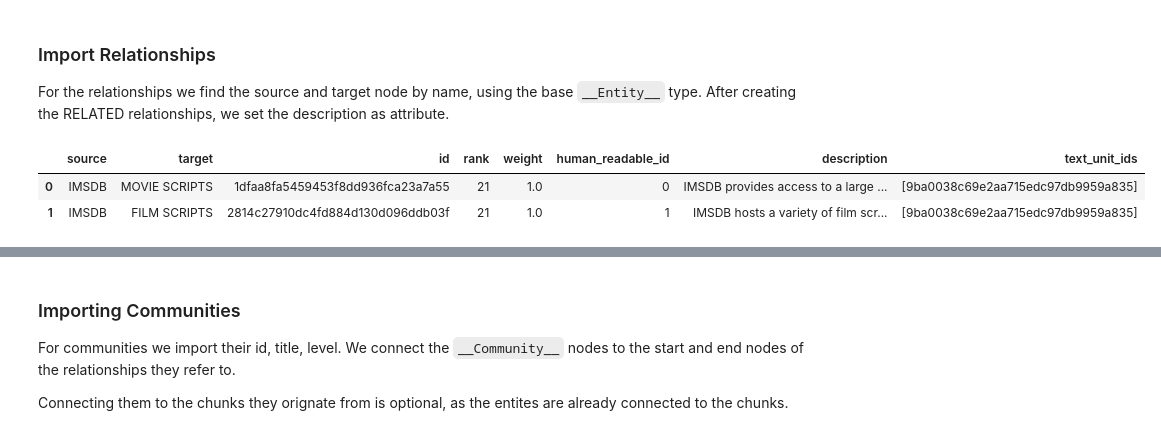
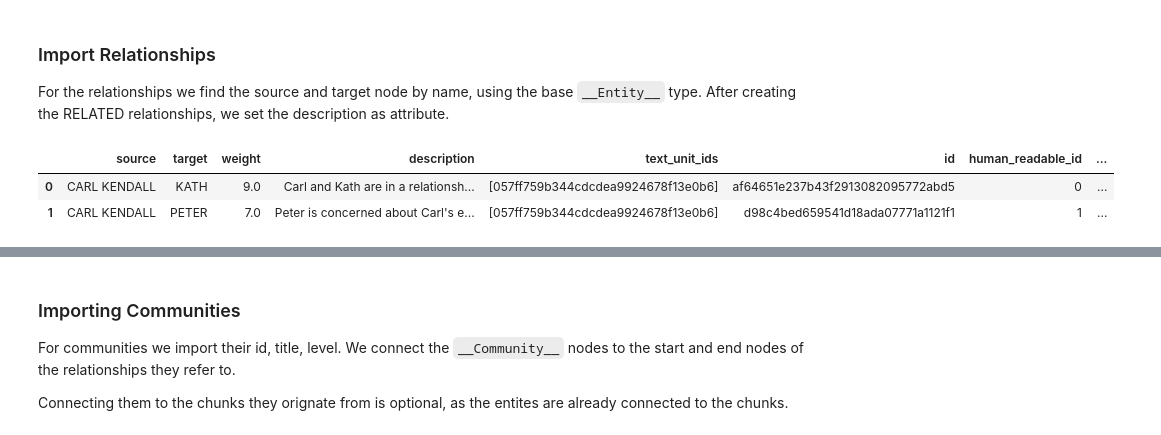
Before and after one commit to yarikama/Agentic-Advanced-RAG, a Jupyter notebook: src/ms_graphrag_import.ipynb, the cells around one changed output, grey strips where cells are left out. Saved outputs shown, nothing was run; the diff lists cells and outputs as text; code cells hidden in the pictures.

```diff
--- a/src/ms_graphrag_import.ipynb
+++ b/src/ms_graphrag_import.ipynb
@@ -180,12 +191,11 @@ batched_import(entity_statement, entity_df)
 ### Import Relationships
 For the relationships we find the source and target node by name, using the base `__Entity__` type. After creating the RELATED relationships, we set the description as attribute.
 # %%
-rel_df = pd.read_parquet(f'{GRAPHRAG_FOLDER}/create_final_relationships.parquet',
-                         columns=["source","target","id","rank","weight","human_readable_id","description","text_unit_ids"])
+rel_df = pd.read_parquet(f'{GRAPHRAG_FOLDER}/create_final_relationships.parquet')
 rel_df.head(2)
 # %% [output]
-|  | source | target | id | rank | weight | human_readable_id | description | text_unit_ids |
-| 0 | IMSDB | MOVIE SCRIPTS | 1dfaa8fa5459453f8dd936fca23a7a55 | 21 | 1.0 | 0 | IMSDB provides access to a large ... | [9ba0038c69e2aa715edc97db9959a835] |
-| 1 | IMSDB | FILM SCRIPTS | 2814c27910dc4fd884d130d096ddb03f | 21 | 1.0 | 1 | IMSDB hosts a variety of film scr... | [9ba0038c69e2aa715edc97db9959a835] |
+|  | source | target | weight | description | text_unit_ids | id | human_readable_id | ... |
+| 0 | CARL KENDALL | KATH | 9.0 | Carl and Kath are in a relationsh... | [057ff759b344cdcdea9924678f13e0b6] | af64651e237b43f2913082095772abd5 | 0 | ... |
+| 1 | CARL KENDALL | PETER | 7.0 | Peter is concerned about Carl's e... | [057ff759b344cdcdea9924678f13e0b6] | d98c4bed659541d18ada07771a1121f1 | 1 | ... |
 # %%
 rel_statement = """
```
Also changed, not shown: parts of 18 cells of this notebook, 1 other file.
